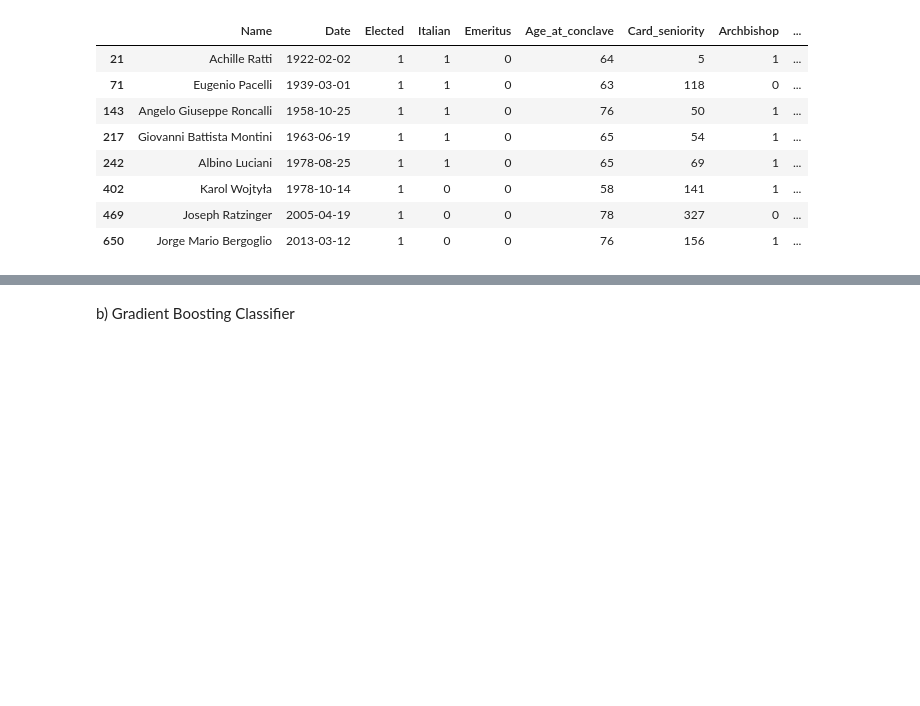
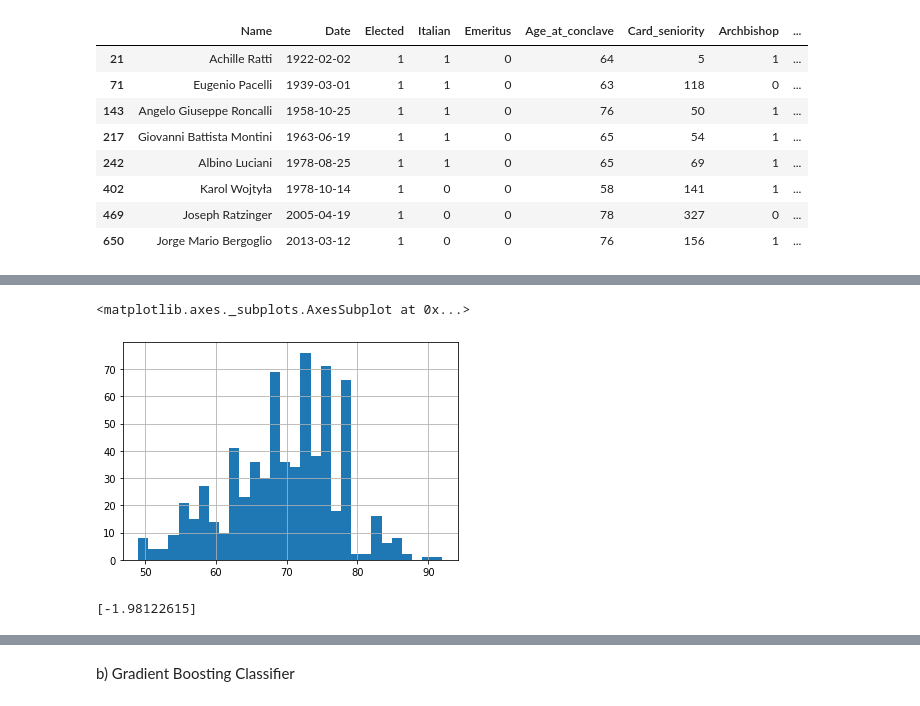
Before and after one commit to kozlowski-j/conclave_predict, a Jupyter notebook: 3. Model playground.ipynb, the cells around one changed output, grey strips where cells are left out. Drawn from its saved outputs; the diff is of its cells as text; code cells hidden in the pictures; blank space fills up the shorter version.

```diff
--- a/3. Model playground.ipynb
+++ b/3. Model playground.ipynb
@@ -127,0 +179,9 @@ df_living[['Name', 'prediction_logreg']].sort_values(by=['prediction_logreg'], a
+# %%
+df['Age_at_conclave'].hist(bins=30)
+# %% [output]
+<matplotlib.axes._subplots.AxesSubplot at 0x...>
+[figure, added]
+# %%
+print(logreg_fitted.intercept_)
+# %% [output]
+[-1.98122615]
```
Also changed, not shown: parts of 16 cells of this notebook.
